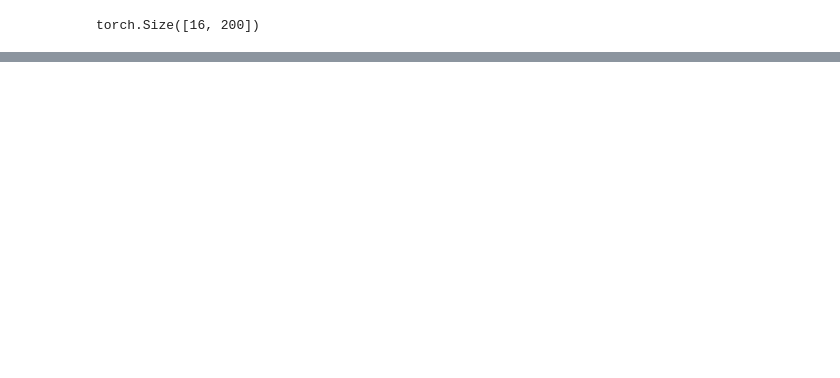
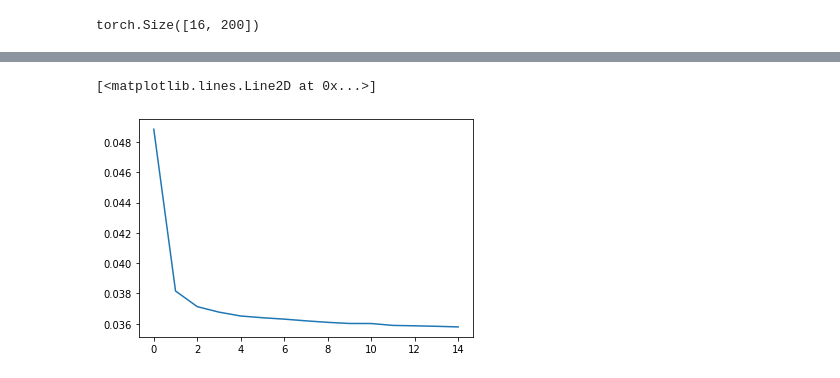
Before and after one commit to kperi/ml_lectures, a Jupyter notebook: day_6/autoencoders.ipynb, the cells around one changed output, grey strips where cells are left out. Drawn from its saved outputs; the diff is of its cells as text; code cells hidden in the pictures; blank space fills up the shorter version.

```diff
--- a/day_6/autoencoders.ipynb
+++ b/day_6/autoencoders.ipynb
@@ -127,0 +144,2 @@ torch.Size([16, 200])
+# %%
+denoiser = AutoEncoder(hidden_size=100)
@@ -127,0 +150,29 @@ torch.Size([16, 200])
+# %%
+dn_loss = torch.nn.MSELoss()
+dn_optimiser = torch.optim.Adam( denoiser.parameters())
+# %%
+NUM_EPOCHS = 15
+epoch_loss = []
+accs = []
+for epoch in range(NUM_EPOCHS):
+    losses = []
+
+    denoiser.train()
+    for i in range(0, X_train.shape[0], BATCH_SIZE):
+
+        dn_optimiser.zero_grad()
+        x_in = torch.from_numpy( x_noisy[i:i+BATCH_SIZE] )
+        x_target = torch.from_numpy( X_train[i:i+BATCH_SIZE] )
+
+        ret = denoiser(x_in)
+        loss = dn_loss(ret, x_target)
+
+        losses.append(loss.item())
+        loss.backward()
+        dn_optimiser.step()
+
+    epoch_loss.append(np.mean(losses))
+
+
+    if epoch % 5 == 0 :
+        print( f"epoch {epoch}, train loss={np.mean(epoch_loss):.3}")
@@ -127,0 +183,5 @@ torch.Size([16, 200])
+# %%
+plt.plot( range(NUM_EPOCHS), epoch_loss)
+# %% [output]
+[<matplotlib.lines.Line2D at 0x...>]
+[figure, added]
```
Also changed, not shown: parts of 15 cells of this notebook.
